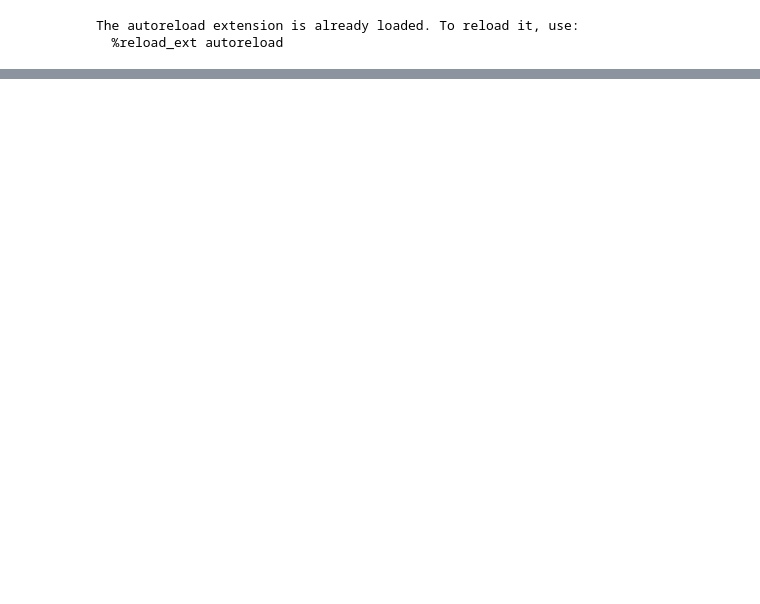
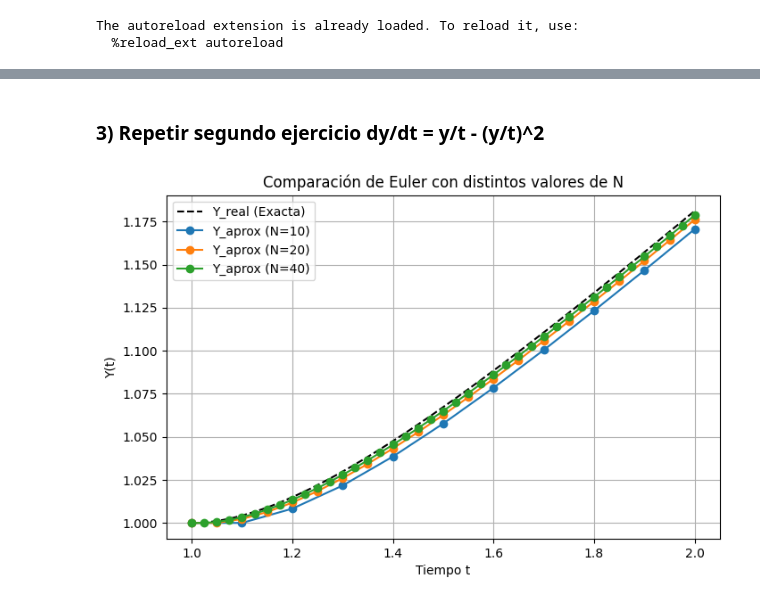
Before and after one commit to LAINE30/T5_EDO, a Jupyter notebook: T4_EDO.ipynb, the cells around one changed output, grey strips where cells are left out. Drawn from its saved outputs; the diff is of its cells as text; code cells hidden in the pictures; blank space fills up the shorter version.

```diff
--- a/T4_EDO.ipynb
+++ b/T4_EDO.ipynb
@@ -38,0 +96,49 @@ plt.show()
+# %% [markdown]
+### 3) Repetir segundo ejercicio dy/dt = y/t - (y/t)^2
+# %%
+
+# Método de Euler para resolver ODE
+def ODE_euler(a: float, b: float, f, y_t0: float, N: int):
+    h = (b - a) / N  # Tamaño del paso
+    t_values = [a + i * h for i in range(N+1)]  # Puntos en el tiempo
+    y_values = [y_t0]  # Valor inicial de y
+    for i in range(N):
+        t = t_values[i]
+        y = y_values[i]
+        y_values.append(y + h * f(t, y))  # Método de Euler
+    return y_values, t_values, h
+
+# Función Aproximada
+def f(t: float, y: float) -> float:
+    return (y / t) - (y / t) ** 2
+
+# Parámetros del problema
+a = 1
+b = 2
+y_t0 = 1
+
+# Valores de N para las distintas simulaciones
+N_values = [10, 20, 40]
+
+# Solución exacta para comparación
+t_exact = [a + i * (b - a) / 100 for i in range(101)]
+y_exact = [ti / (1 + math.log(ti)) for ti in t_exact]
+
+# Graficar la solución exacta
+plt.figure(figsize=(8, 5))
+plt.plot(t_exact, y_exact, label="Y_real (Exacta)", linestyle="dashed", color="black")
+
+# Graficar las soluciones aproximadas con diferentes valores de N
+for N in N_values:
+    y_aprox, t, _ = ODE_euler(a=a, b=b, f=f, y_t0=y_t0, N=N)
+    plt.plot(t, y_aprox, marker="o", label=f"Y_aprox (N={N})")
+
+# Etiquetas y título
+plt.xlabel("Tiempo t")
+plt.ylabel("Y(t)")
+plt.title("Comparación de Euler con distintos valores de N")
+plt.legend()
+plt.grid(True)
+plt.show()
+# %% [output]
+[figure, added]
```
Also changed, not shown: parts of 5 cells of this notebook.
